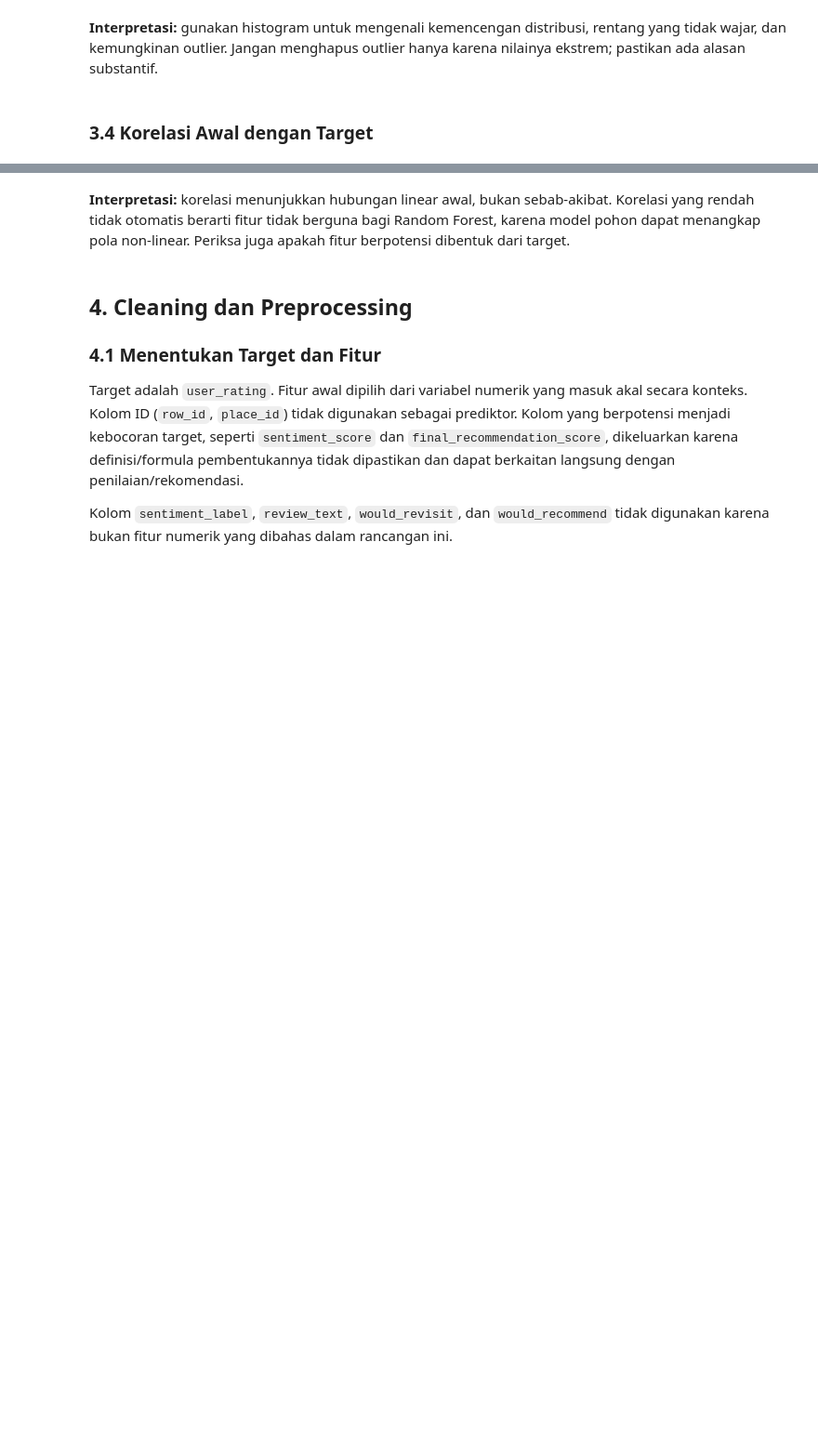
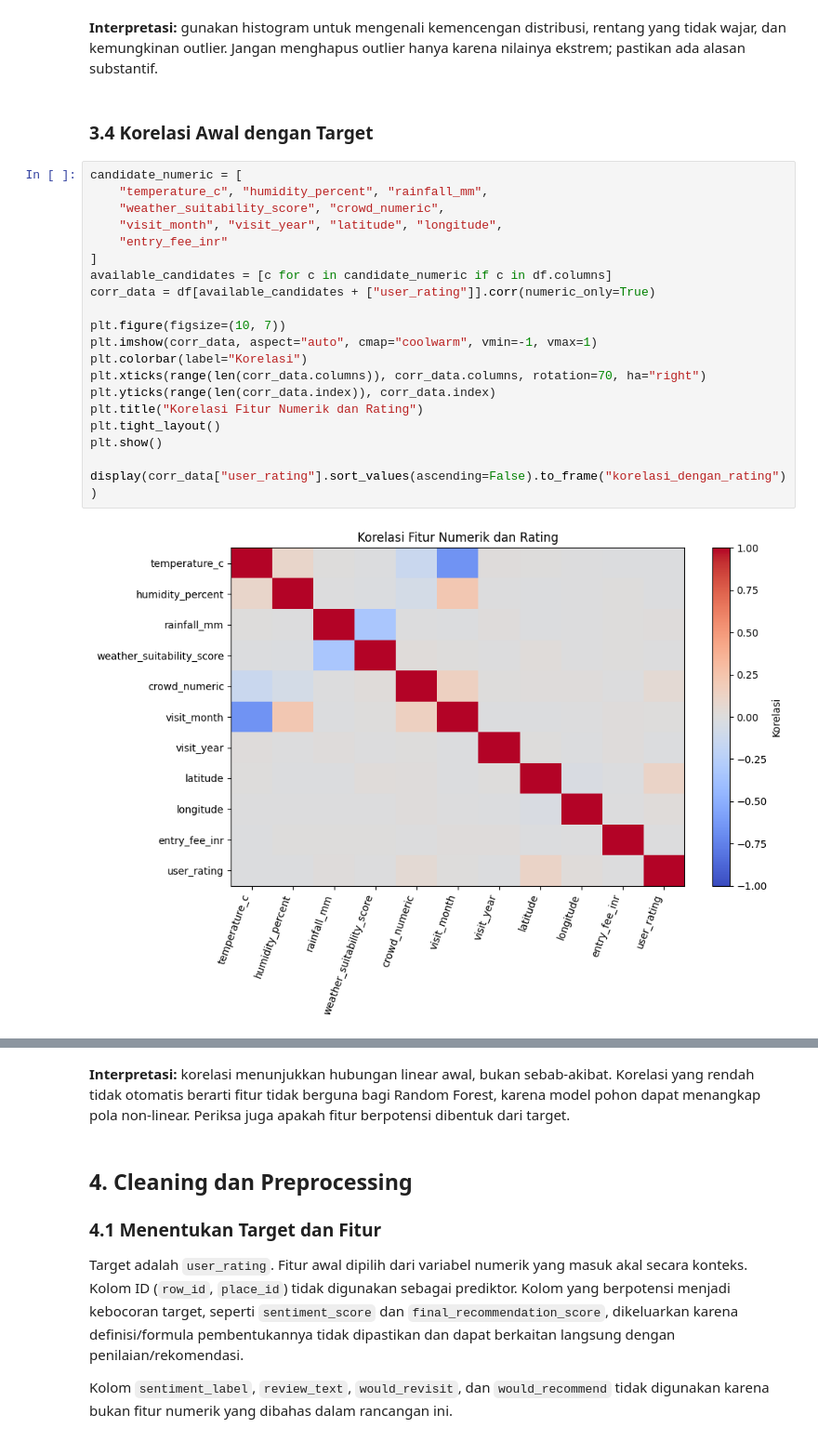
Before and after one commit to Rizqy-Azka/kel20_IFB_Info-Plesiran, a Jupyter notebook: Project_Akhir.ipynb, the cells around one changed output, grey strips where cells are left out. Shown at 93% size. Drawn from its saved outputs; the diff is of its cells as text; blank space fills up the shorter version.

```diff
--- a/Project_Akhir.ipynb
+++ b/Project_Akhir.ipynb
@@ -114,3 +248,25 @@ EDA dilakukan untuk memahami struktur data, distribusi target, nilai kosong, dup
 **Interpretasi:** gunakan histogram untuk mengenali kemencengan distribusi, rentang yang tidak wajar, dan kemungkinan outlier. Jangan menghapus outlier hanya karena nilainya ekstrem; pastikan ada alasan substantif.
 # %% [markdown]
 ### 3.4 Korelasi Awal dengan Target
+# %%
+candidate_numeric = [
+    "temperature_c", "humidity_percent", "rainfall_mm",
+    "weather_suitability_score", "crowd_numeric",
+    "visit_month", "visit_year", "latitude", "longitude",
+    "entry_fee_inr"
+]
+available_candidates = [c for c in candidate_numeric if c in df.columns]
+corr_data = df[available_candidates + ["user_rating"]].corr(numeric_only=True)
+
+plt.figure(figsize=(10, 7))
+plt.imshow(corr_data, aspect="auto", cmap="coolwarm", vmin=-1, vmax=1)
+plt.colorbar(label="Korelasi")
+plt.xticks(range(len(corr_data.columns)), corr_data.columns, rotation=70, ha="right")
+plt.yticks(range(len(corr_data.index)), corr_data.index)
+plt.title("Korelasi Fitur Numerik dan Rating")
+plt.tight_layout()
+plt.show()
+
+display(corr_data["user_rating"].sort_values(ascending=False).to_frame("korelasi_dengan_rating"))
+# %% [output]
+[figure, added]
```
Also changed, not shown: parts of 10 cells of this notebook.
